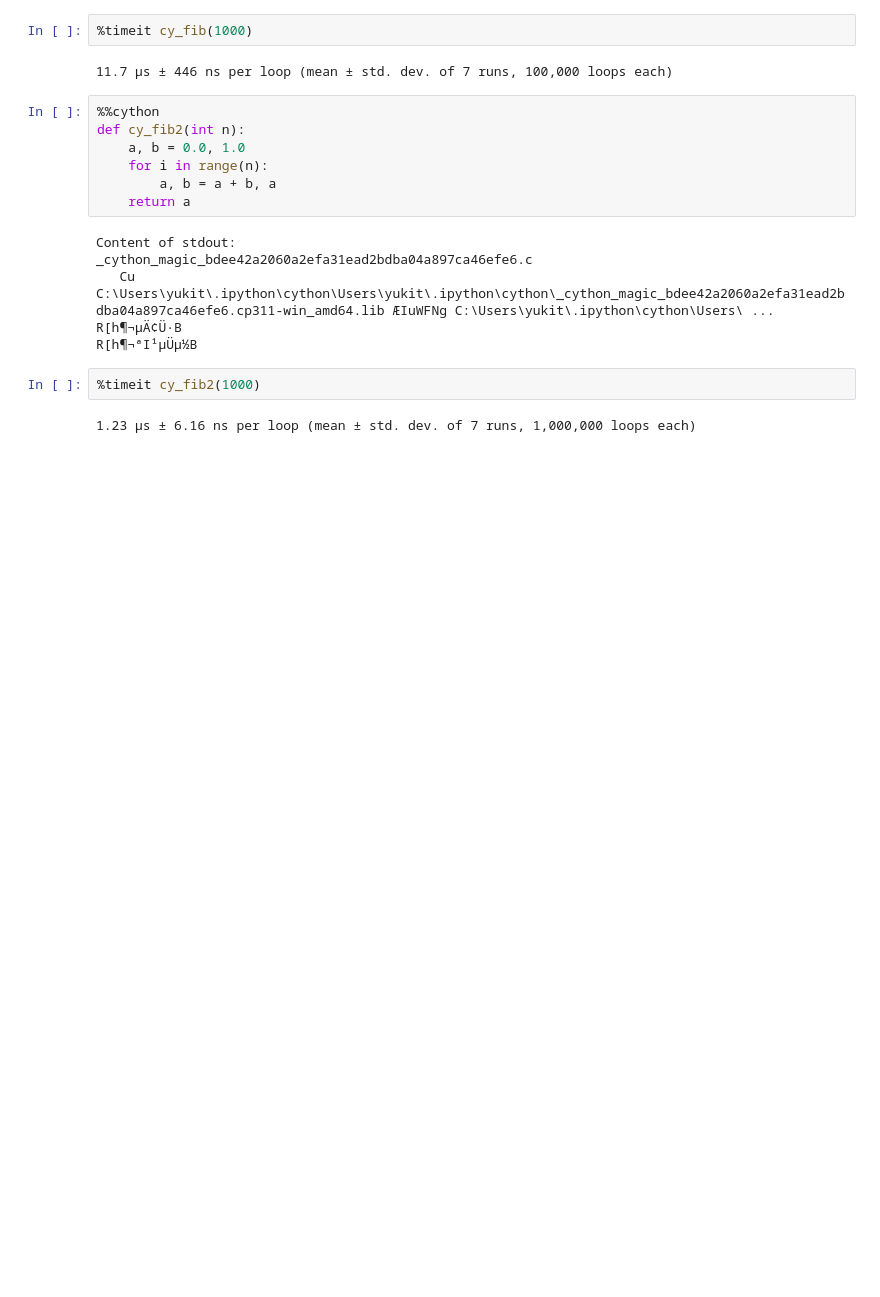
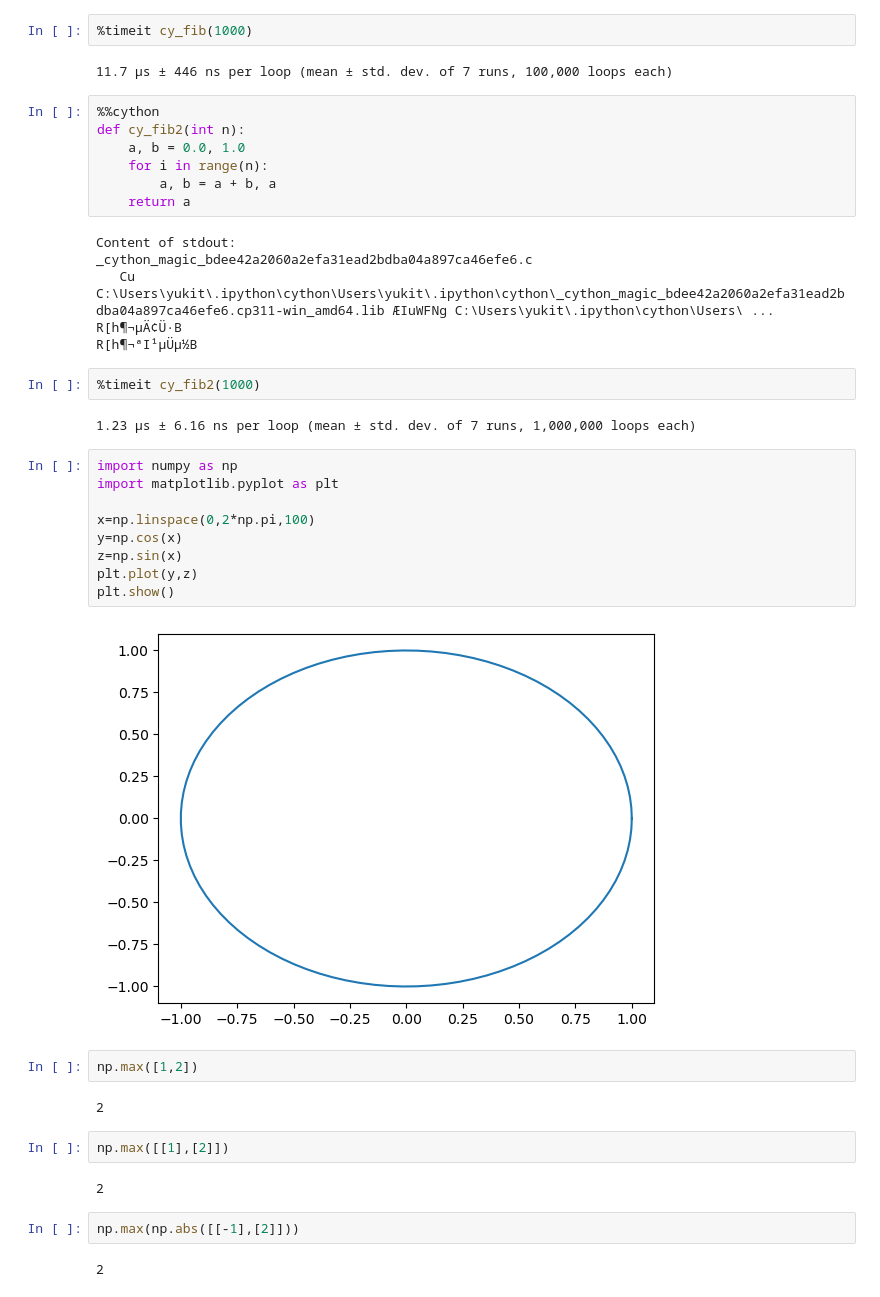
Before and after one commit to lilly611/b3kadai, a Jupyter notebook: 04/testcode.ipynb, the cells around one changed output. Cells and saved outputs as stored; diff of their text form; blank space fills up the shorter version.

```diff
--- a/04/testcode.ipynb
+++ b/04/testcode.ipynb
@@ -70,3 +70,26 @@ _cython_magic_bdee42a2060a2efa31ead2bdba04a897ca46efe6.c
 %timeit cy_fib2(1000)
 # %% [output]
 1.23 µs ± 6.16 ns per loop (mean ± std. dev. of 7 runs, 1,000,000 loops each)
+# %%
+import numpy as np
+import matplotlib.pyplot as plt
+
+x=np.linspace(0,2*np.pi,100)
+y=np.cos(x)
+z=np.sin(x)
+plt.plot(y,z)
+plt.show()
+# %% [output]
+[figure, added]
+# %%
+np.max([1,2])
+# %% [output]
+2
+# %%
+np.max([[1],[2]])
+# %% [output]
+2
+# %%
+np.max(np.abs([[-1],[2]]))
+# %% [output]
+2
```
Also changed, not shown: parts of 1 cell of this notebook, 6 other files.
